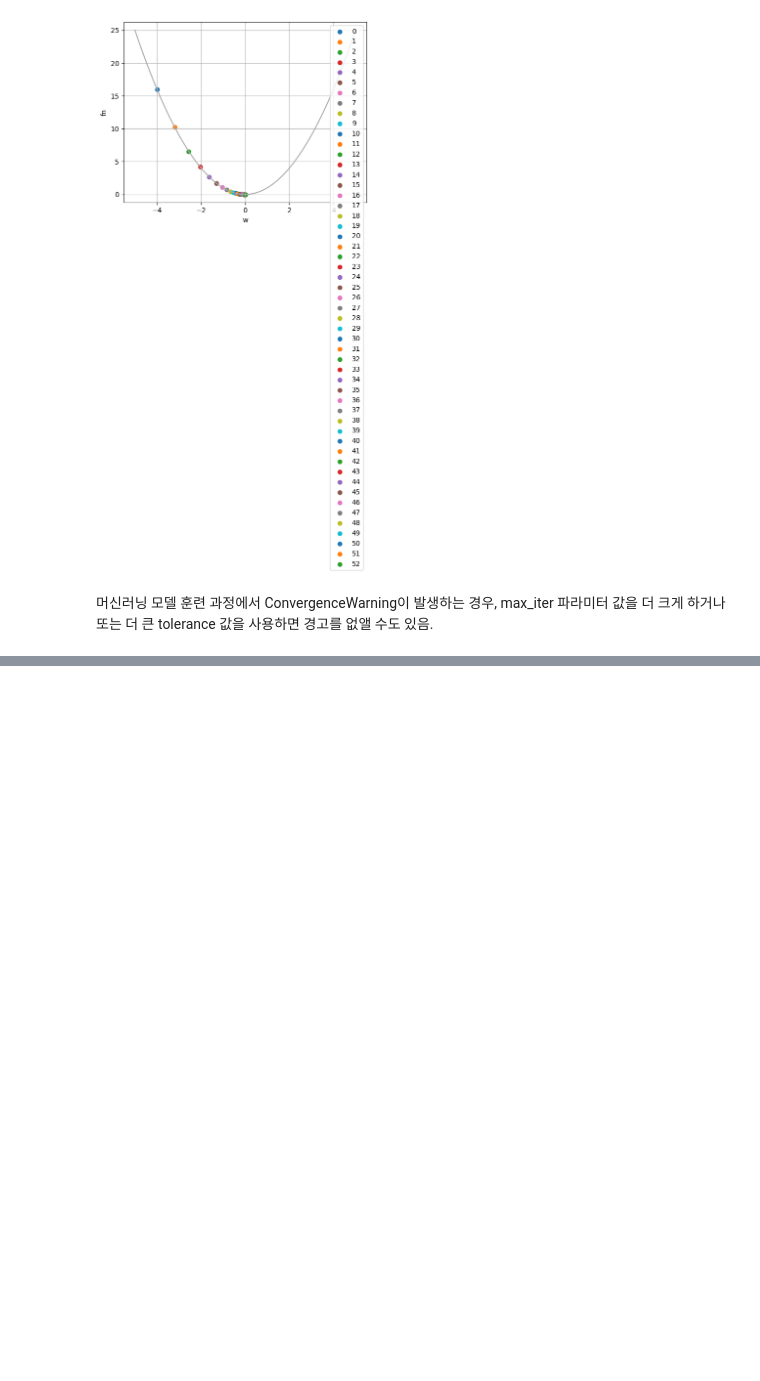
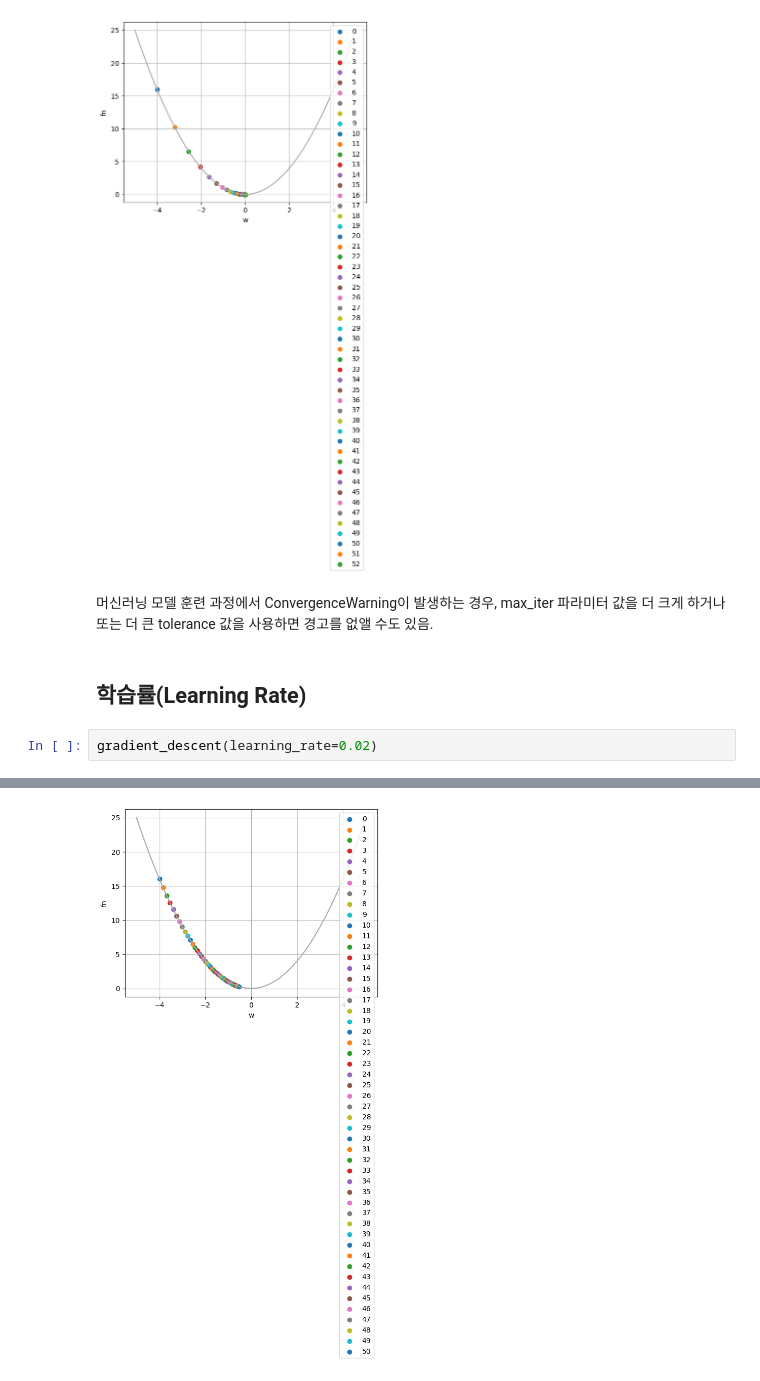
Before and after one commit to JakeOh/202605_BD57, a Jupyter notebook: lab_ml/ml07_grandient_descent.ipynb, the cells around one changed output, grey strips where cells are left out. Drawn from its saved outputs; the diff is of its cells as text; blank space fills up the shorter version.

Commit message:
학습률(learning rate). SGDRegressor를 사용하기 위한 데이터 준비.

```diff
--- a/lab_ml/ml07_grandient_descent.ipynb
+++ b/lab_ml/ml07_grandient_descent.ipynb
@@ -115,3 +117,8 @@ gradient_descent(max_iter=1_000, tolerance=0.00001)
 [figure]
 # %% [markdown]
 머신러닝 모델 훈련 과정에서 ConvergenceWarning이 발생하는 경우, max_iter 파라미터 값을 더 크게 하거나 또는 더 큰 tolerance 값을 사용하면 경고를 없앨 수도 있음.
+# %% [markdown]
+## 학습률(Learning Rate)
+# %%
+gradient_descent(learning_rate=0.02)
+# %% [output]
@@ -117,0 +127 @@ gradient_descent(max_iter=1_000, tolerance=0.00001)
+[figure, added]
```
Also changed, not shown: parts of 17 cells of this notebook.
